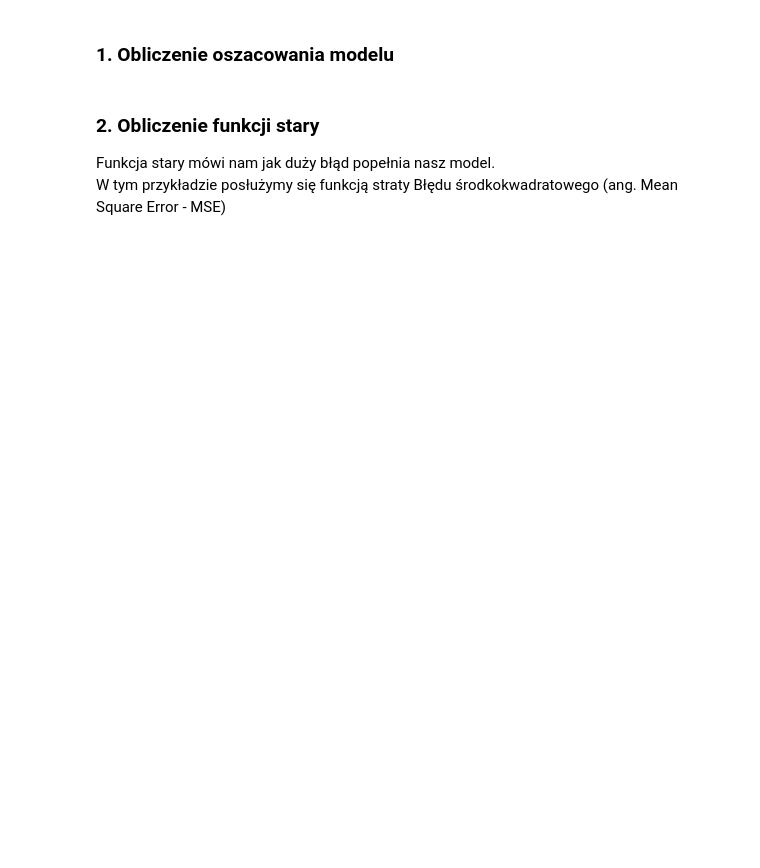
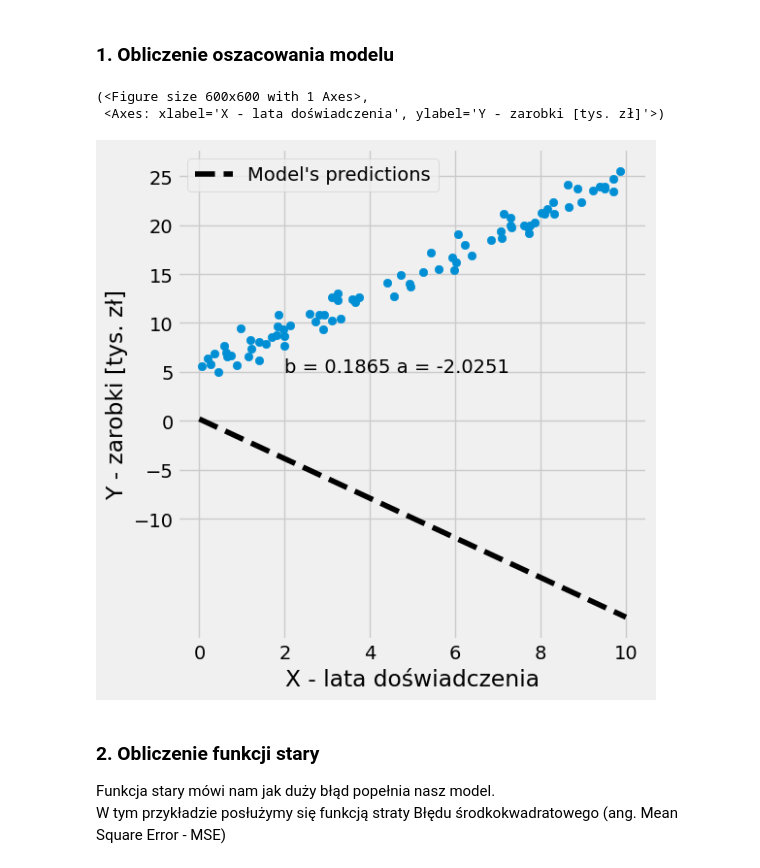
Before and after one commit to Artificial-Intelligence-in-Medicine-AGH/AGH_open_days_AI_MED, a Jupyter notebook: linear_regression.ipynb, the cells around one changed output. Cells and saved outputs as stored; diff of their text form; code cells hidden in the pictures; blank space fills up the shorter version.

```diff
--- a/linear_regression.ipynb
+++ b/linear_regression.ipynb
@@ -77,5 +81,12 @@ Początkowe a: [-0.66178646], b: [0.85243333]
 # %% [markdown]
 ### 1. Obliczenie oszacowania modelu
+# %%
+y_pred = a * x_train + b
+figure2(x_train,y_train,b,a)
+# %% [output]
+(<Figure size 600x600 with 1 Axes>,
+ <Axes: xlabel='X - lata doświadczenia', ylabel='Y - zarobki [tys. zł]'>)
+[figure, added]
 # %% [markdown]
 ### 2. Obliczenie funkcji stary
 Funkcja stary mówi nam jak duży błąd popełnia nasz model.<br/> W tym przykładzie posłużymy się funkcją straty Błędu środkokwadratowego (ang. Mean Square Error - MSE)
```
Also changed, not shown: parts of 18 cells of this notebook, 1 other file.
